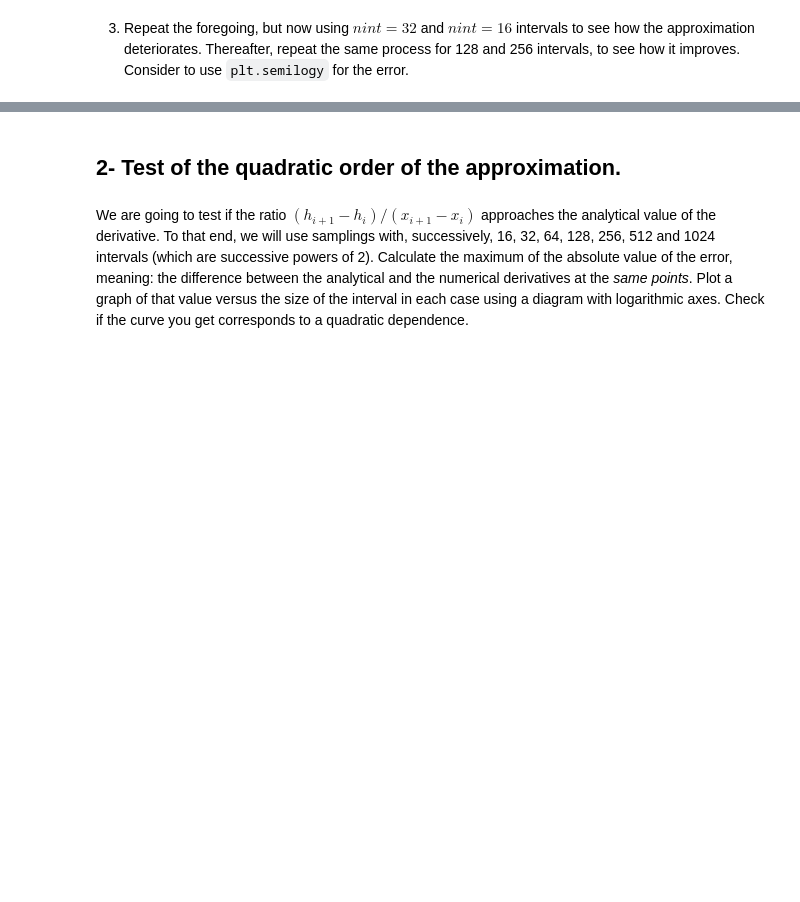
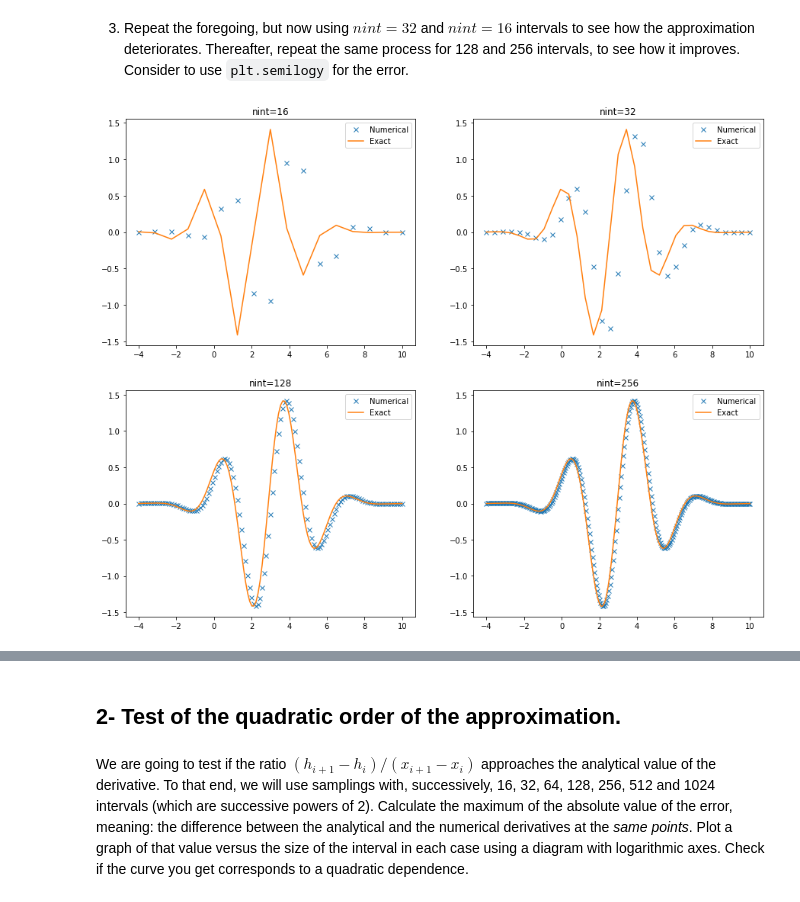
Before and after one commit to christopheblomsen/AST5110, a Jupyter notebook: ex_1a_v0.5.ipynb, the cells around one changed output, grey strips where cells are left out. Drawn from its saved outputs; the diff is of its cells as text; code cells hidden in the pictures; blank space fills up the shorter version.

```diff
--- a/ex_1a_v0.5.ipynb
+++ b/ex_1a_v0.5.ipynb
@@ -102,0 +92,25 @@ xx_256 = np.arange(nump_256)/(nump_256 - 1.0) * (xf-x0) + x0
+# %%
+i = 0
+j = 0
+fig, ax = plt.subplots(2, 2, figsize=(15,12))
+
+for nint in [16, 32, 128, 256]:
+    nump = nint + 1
+    xx = np.arange(nump)/(nint) * (xf - x0) + x0
+
+    dx = xx[1] - xx[0]
+
+    y = nm.deriv_dnw(xx, h)
+    y_exact = dh(xx+dx)
+
+    ax[i, j].set_title(f'nint={nint}')
+    ax[i, j].plot(xx, y, 'x', label='Numerical')
+    ax[i, j].plot(xx, y_exact, label='Exact')
+    ax[i, j].legend()
+
+    j += 1
+    if j == 2:
+        i += 1
+        j = 0
+# %% [output]
+[figure, added]
```
Also changed, not shown: parts of 8 cells of this notebook.
